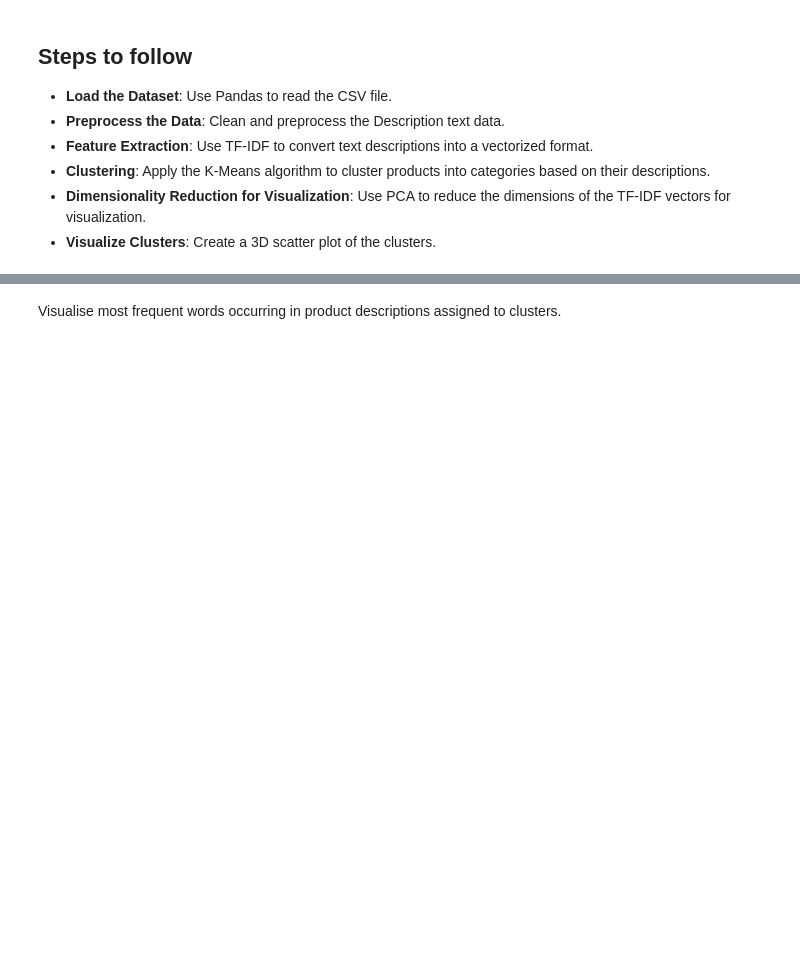
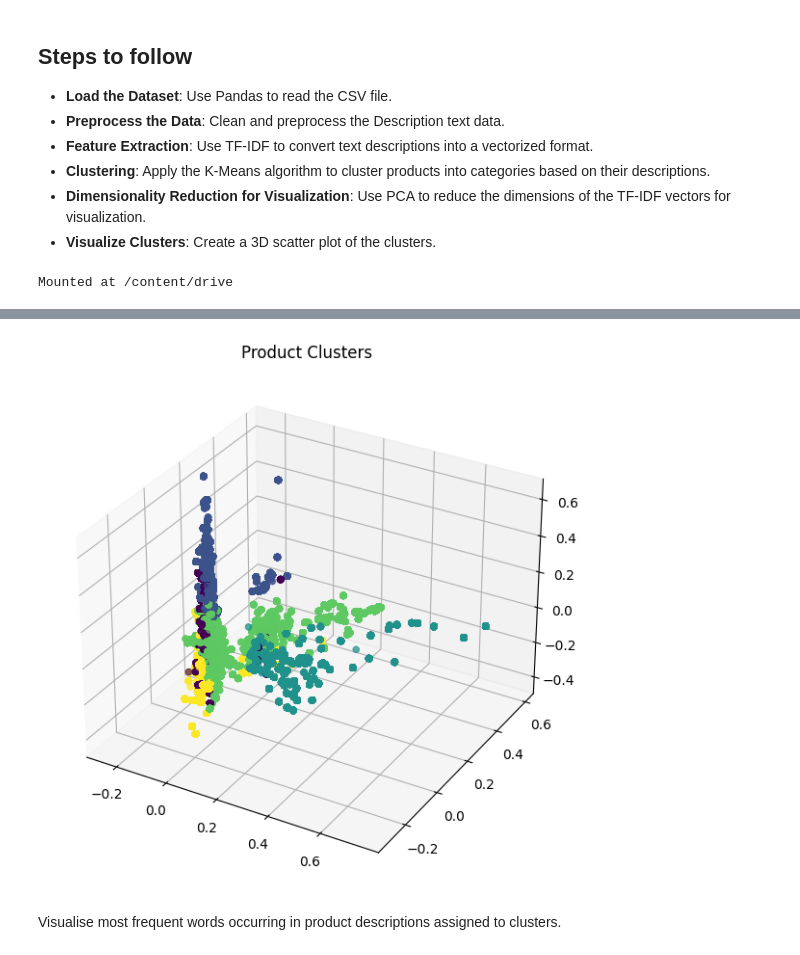
Before and after one commit to Y-YHat/gen_ai_course, a Jupyter notebook: 6. Clustering and PCA.ipynb, the cells around one changed output, grey strips where cells are left out. Drawn from its saved outputs; the diff is of its cells as text; code cells hidden in the pictures; blank space fills up the shorter version.

```diff
--- a/6. Clustering and PCA.ipynb
+++ b/6. Clustering and PCA.ipynb
@@ -31,8 +31,10 @@ The notebook contains 4 exercises in total:
 - **Dimensionality Reduction for Visualization**: Use PCA to reduce the dimensions of the TF-IDF vectors for visualization.
 - **Visualize Clusters**: Create a 3D scatter plot of the clusters.
 # %%
-from google.colab import files
-uploaded = files.upload()
+from google.colab import drive
+drive.mount('/content/drive')
+# %% [output]
+Mounted at /content/drive
 # %%
 import pandas as pd
 import matplotlib.pyplot as plt
@@ -50,7 +52,7 @@ nltk.download('stopwords')
 
 # Step 2: Load the Dataset
 # Update this path to where you have stored the dataset
-df = pd.read_csv('clustering-data.csv', encoding='latin1')
+df = pd.read_csv('/content/drive/My Drive/data/clustering-data.csv', encoding='latin1')
 
 # Step 3: Preprocess the Data
 def preprocess_text(text):
@@ -82,3 +84,4 @@ scatter = ax.scatter(reduced_features[:,0], reduced_features[:,1], reduced_featu
                      c=clusters, cmap='viridis')
 ax.set_title('Product Clusters')
 plt.show()
+# %% [output]
@@ -85,3 +92,4 @@ plt.show()
+[figure, added]
 # %% [markdown]
  Visualise most frequent words occurring in product descriptions assigned to clusters.
 # %%
```
Also changed, not shown: parts of 5 cells of this notebook.
